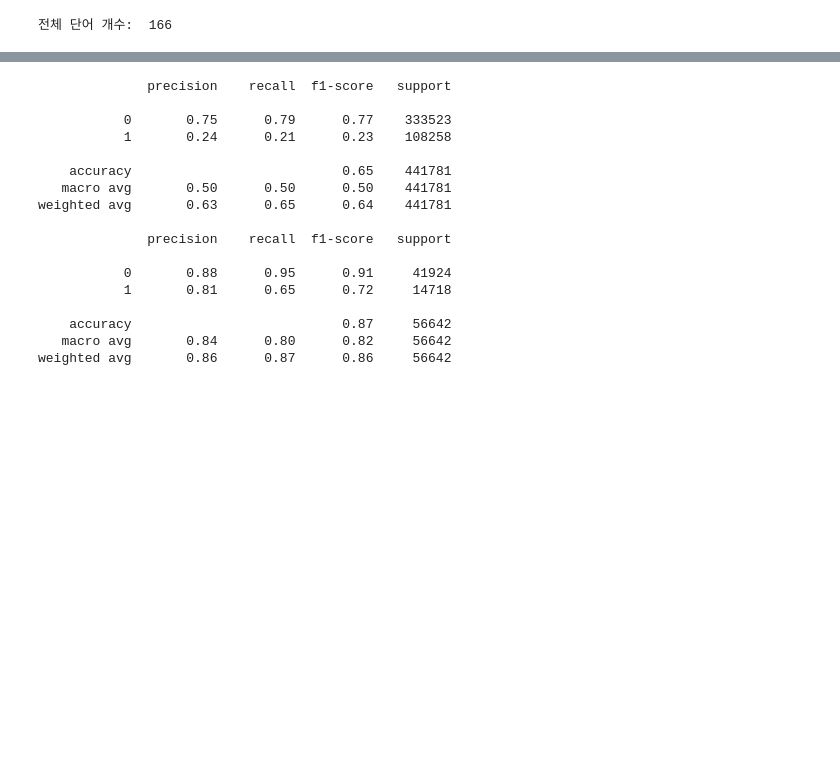
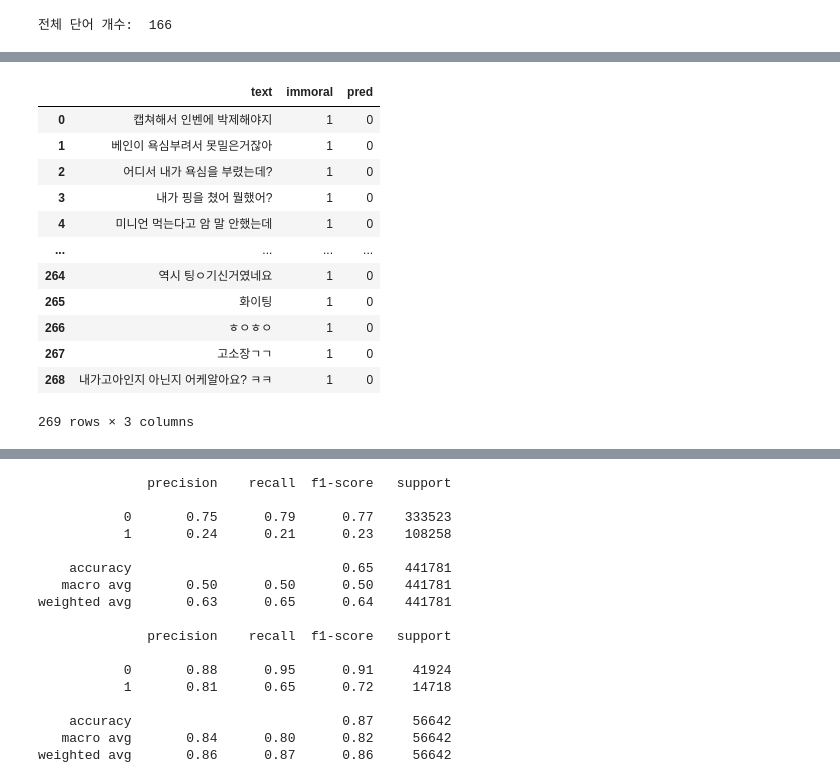
Before and after one commit to minzy213/skkukdt_minzy, a Jupyter notebook: DeepLearning/project.ipynb, the cells around one changed output, grey strips where cells are left out. Saved outputs shown, nothing was run; the diff lists cells and outputs as text; code cells hidden in the pictures; blank space fills up the shorter version.

```diff
--- a/DeepLearning/project.ipynb
+++ b/DeepLearning/project.ipynb
@@ -161,11 +161,12 @@ train.shape, test.shape
 # %%
 # train.to_csv(r'data/train_final.csv', index = False)
 # test.to_csv(r'data/test_final.csv', index = False)
-# train = pd.read_csv(r'data/train_final.csv')
+# train = pd.read_csv(r'data/train_aug2.csv')
 # test = pd.read_csv(r'data/test_final.csv')
-train = pd.read_csv(r'data/train_aug.csv')
-test = pd.read_csv(r'data/test_aug.csv')
+# train = pd.read_csv(r'data/train_aug.csv')
+# test = pd.read_csv(r'data/test_aug.csv')
 
+test = pd.read_csv(r'data/champions_t.csv')
 train = train.dropna()
 test = test.dropna()
 train.shape, test.shape
@@ -358,0 +376,18 @@ WARNING: Ignoring invalid distribution -orch (c:\users\user\anaconda3\envs\mzp\l
+# %%
+
+test = pd.read_csv(r"C:\Users\llljw\Downloads\clean.txt", sep = 'aaaaaaaaaaaaaaaaaaaaaaaa')
+test.columns = ['text']
+test['immoral'] = 0
+test_org = test.copy()
+test = test.fillna(0)
+test_org = test_org.fillna(0)
+test['text'] = test['text'].apply(lambda x : j2hcj(h2j(x)))
+test_list = textToList(test['text'])
+test_label = test['immoral']
+text_sequences_test = tokenizer.texts_to_sequences(test_list)
+X_test = pad_sequences(text_sequences_test, maxlen=MAX_SEQUENCE_LENGTH, padding='pre') # 문장의 길이가 100 글자가 넘어가면 자르고, 모자르면 0으로 채워 넣는다.
+y_test = np.array(test_label) # 각 리뷰의 감정을 넘파이 배열로 만든다.
+
+pred_y_test = model2.predict(X_test)
+test_org['pred'] = np.where(pred_y_test > 0.5, 1, 0)
+print(classification_report(test_org['immoral'], test_org['pred']))
@@ -358,0 +404,16 @@ WARNING: Ignoring invalid distribution -orch (c:\users\user\anaconda3\envs\mzp\l
+# %%
+test_org
+# %% [output]
+|  | text | immoral | pred |
+| 0 | 캡쳐해서 인벤에 박제해야지 | 1 | 0 |
+| 1 | 베인이 욕심부려서 못밀은거잖아 | 1 | 0 |
+| 2 | 어디서 내가 욕심을 부렸는데? | 1 | 0 |
+| 3 | 내가 핑을 쳤어 뭘했어? | 1 | 0 |
+| 4 | 미니언 먹는다고 암 말 안했는데 | 1 | 0 |
+| ... | ... | ... | ... |
+| 264 | 역시 팅ㅇ기신거였네요 | 1 | 0 |
+| 265 | 화이팅 | 1 | 0 |
+| 266 | ㅎㅇㅎㅇ | 1 | 0 |
+| 267 | 고소장ㄱㄱ | 1 | 0 |
+| 268 | 내가고아인지 아닌지 어케알아요? ㅋㅋ | 1 | 0 |
+269 rows × 3 columns
```
Also changed, not shown: parts of 20 cells of this notebook, 21 other files.
